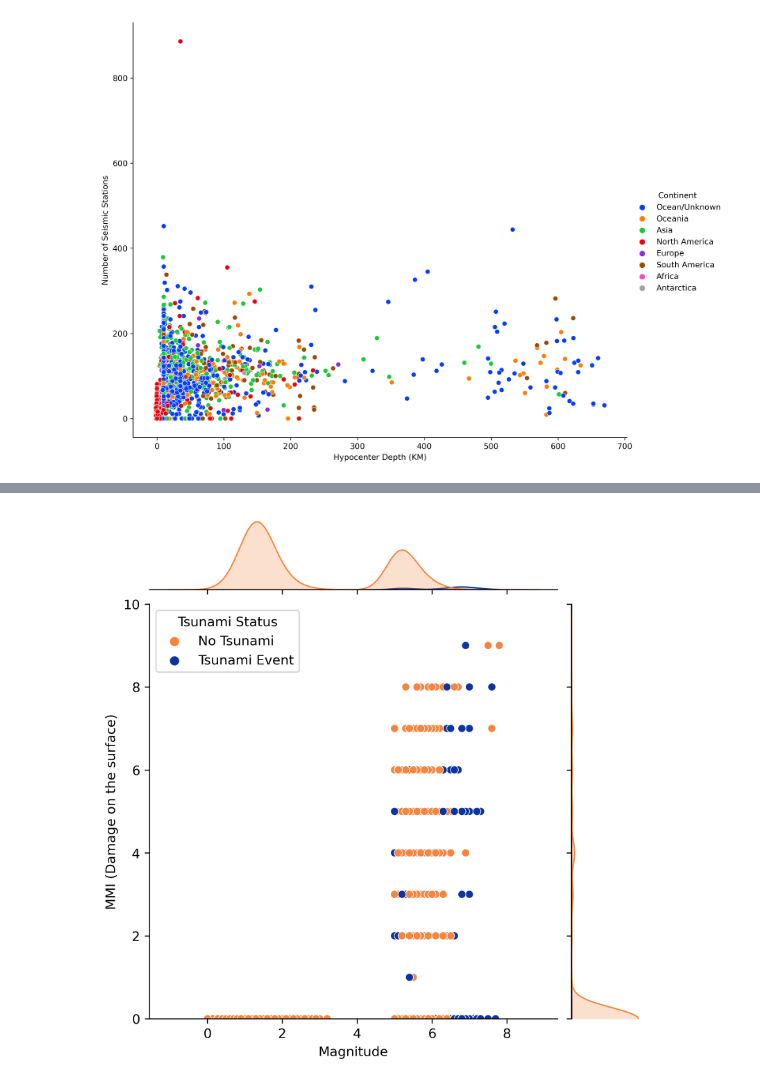
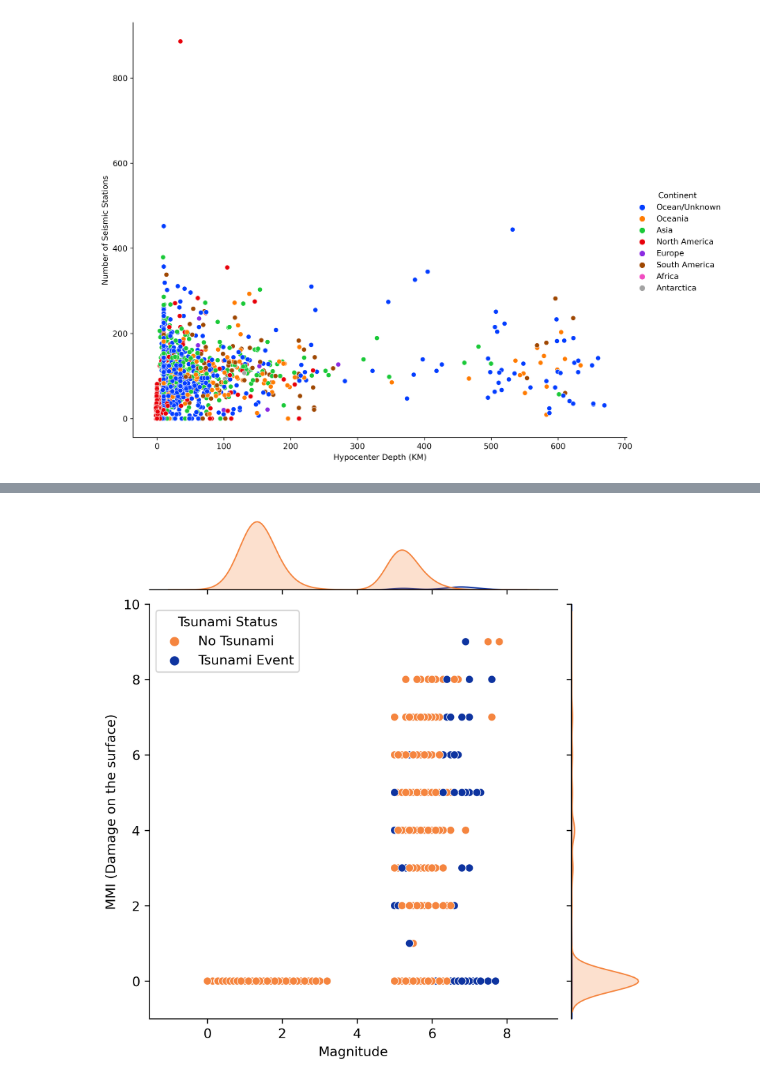
Before and after one commit to jane-hernandez/earthquake_dataviz, a Jupyter notebook: Graphing.ipynb, the cells around one changed output, grey strips where cells are left out. Drawn from its saved outputs; the diff is of its cells as text; code cells hidden in the pictures.

Commit message:
New plot called joint_plot.png

```diff
--- a/Graphing.ipynb
+++ b/Graphing.ipynb
@@ -43,7 +43,7 @@ dtype: int64
 5 rows × 45 columns
 # %%
 df = df[["magnitude","title","date","mmi","tsunami","sig","type","nst","rms","depth",
-        "latitude","longitude","continent","month"]]
+        "latitude","longitude","continent","month","dmin"]]
 # %%
 # Create a relplot that considers the hypocenter depth and the number of seismic stations that identified an event.
 
@@ -63,3 +63,20 @@ sns_plot.figure.savefig("rel_plot.png",dpi=300)
 plt.show()
 # %% [output]
 [figure]
+# %%
+# Create a box plot to show the distribution of the horizontal distance to the nearest seismic station
+# for the different continents to show the differences.
+
+# Set the DPI of the graph
+plt.rcParams["figure.dpi"] = 300
+
+# Plot the box plots
+sns_plot = sns.boxplot(data=df, x="dmin", y="continent",palette="bright")
+
+# Change axes names
+plt.xlabel('Horizontal Distance to the Nearest Seismic Station')
+plt.ylabel('Continent')
+
+# Save the plot with a high DPI
+sns_plot.figure.savefig("box_plot.png",dpi=300)
+plt.show()
@@ -66,25 +85,25 @@ plt.show()
 # %%
 # Graph showing the correlation between the magnitude, the MMI, and the presence of a tsunami.
 # The distribution of the values is also shown.
 
 # Set the resolution of the graph and the color palette for the tsunami labels
 plt.rcParams["figure.dpi"] = 300
 tsunami_pal = {0:"#F5853F",1:"#0E34A0"}
 
 # Plot the graph and change axes and legend names and value ranges
 sns_plot = sns.jointplot(data=df, x= 'magnitude', y='mmi',hue='tsunami',sizes='felt',palette=tsunami_pal,height=6)
 plt.xlabel('Magnitude')
 plt.ylabel('MMI (Damage on the surface)')
-sns_plot.ax_joint.set_ylim([0, 10])
+sns_plot.ax_joint.set_ylim([-1, 10])
 ax = plt.gca()
 handles, labels = ax.get_legend_handles_labels()
 new_labels = ["No Tsunami", "Tsunami Event"]
 ax.legend(handles=handles, labels=new_labels, title="Tsunami Status")
 # Save the figure with a high DPI
 sns_plot.figure.savefig("joint_plot.png",dpi=300)
 plt.show()
 # %% [output]
-[figure, old version]
+[figure, new version]
 # %%
 external_stylesheets = ['https://codepen.io/chriddyp/pen/bWLwgP.css']
 app_bar = JupyterDash(__name__, external_stylesheets = external_stylesheets)
```
Also changed, not shown: parts of 1 cell of this notebook, 1 other file.
